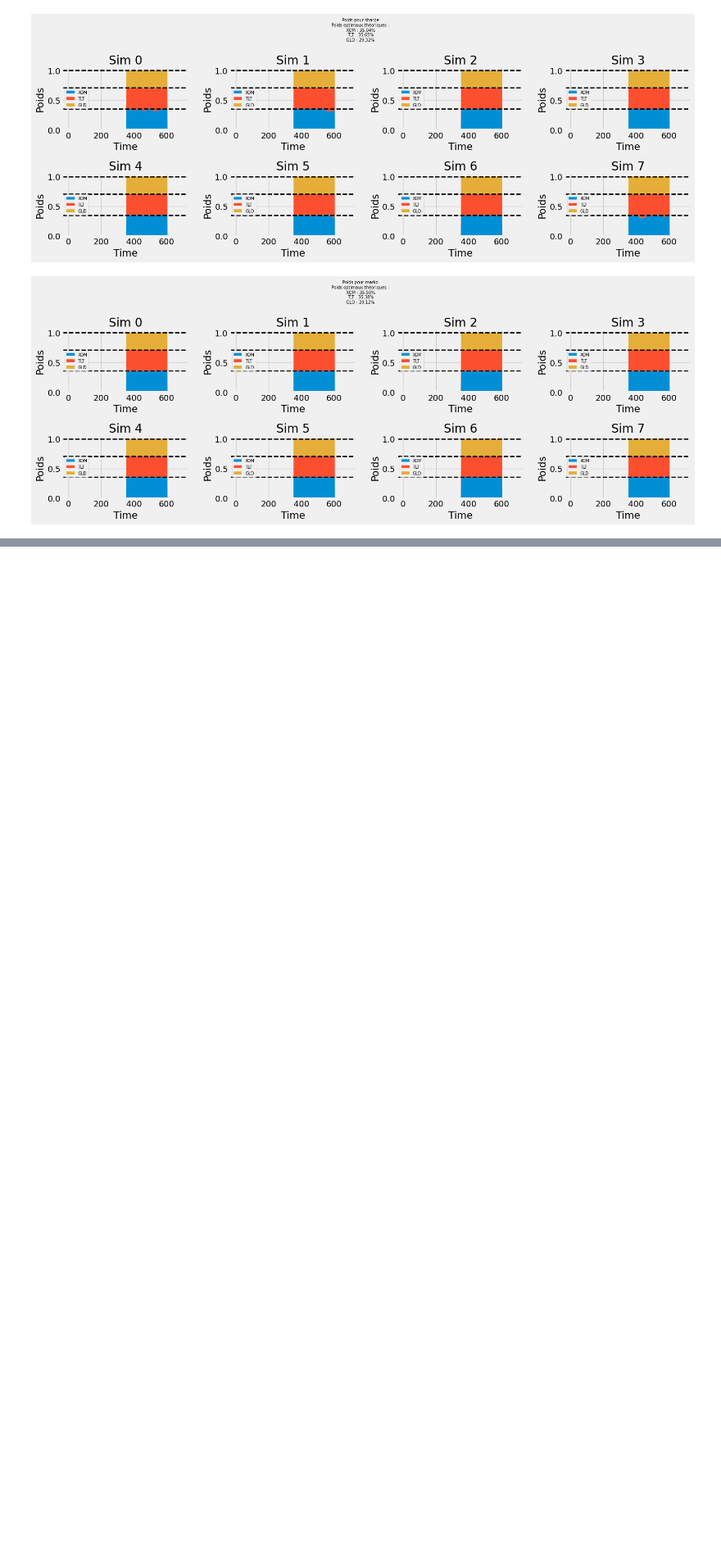
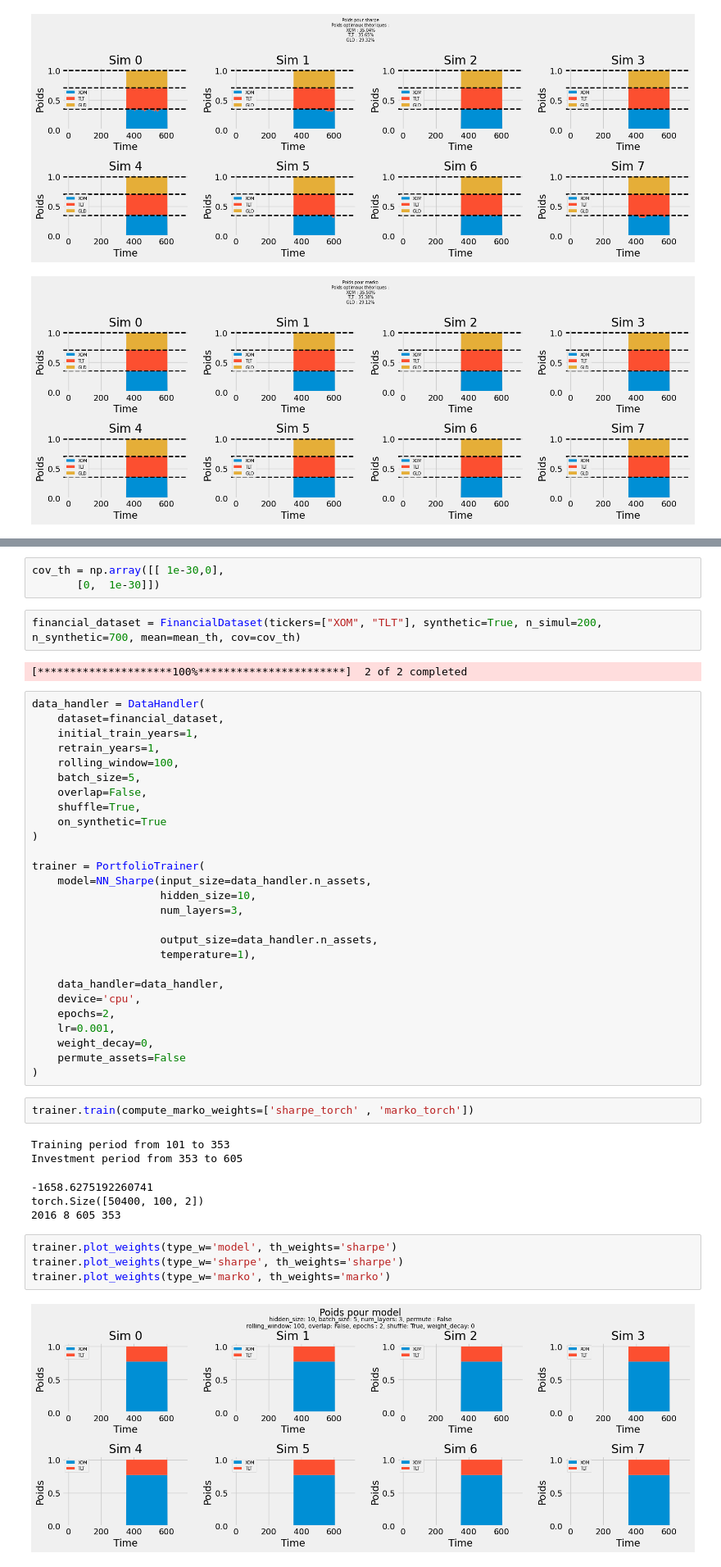
Before and after one commit to alexandreviard/DL-Portfolio-CMAP, a Jupyter notebook: ntbks/test.ipynb, the cells around one changed output, grey strips where cells are left out. Shown at 82% size. Saved outputs shown, nothing was run; the diff lists cells and outputs as text; blank space fills up the shorter version.

```diff
--- a/ntbks/test.ipynb
+++ b/ntbks/test.ipynb
@@ -341,0 +365,48 @@ torch.Size([504000, 100, 3])
+# %%
+cov_th = np.array([[ 1e-30,0],
+       [0,  1e-30]])
+# %%
+financial_dataset = FinancialDataset(tickers=["XOM", "TLT"], synthetic=True, n_simul=200, n_synthetic=700, mean=mean_th, cov=cov_th)
+# %% [output]
+[*********************100%***********************]  2 of 2 completed
+# %%
+data_handler = DataHandler(
+    dataset=financial_dataset,
+    initial_train_years=1,
+    retrain_years=1,
+    rolling_window=100,
+    batch_size=5,
+    overlap=False,
+    shuffle=True,
+    on_synthetic=True
+)
+
+trainer = PortfolioTrainer(
+    model=NN_Sharpe(input_size=data_handler.n_assets,
+                    hidden_size=10,
+                    num_layers=3,
+
+                    output_size=data_handler.n_assets,
+                    temperature=1),
+
+    data_handler=data_handler,
+    device='cpu',
+    epochs=2,
+    lr=0.001,
+    weight_decay=0,
+    permute_assets=False
+)
+# %%
+trainer.train(compute_marko_weights=['sharpe_torch' , 'marko_torch'])
+# %% [output]
+Training period from 101 to 353
+Investment period from 353 to 605
+-1658.6275192260741
+torch.Size([50400, 100, 2])
+2016 8 605 353
+# %%
+trainer.plot_weights(type_w='model', th_weights='sharpe')
+trainer.plot_weights(type_w='sharpe', th_weights='sharpe')
+trainer.plot_weights(type_w='marko', th_weights='marko')
+# %% [output]
+[figure, added]
```
Also changed, not shown: parts of 8 cells of this notebook.
